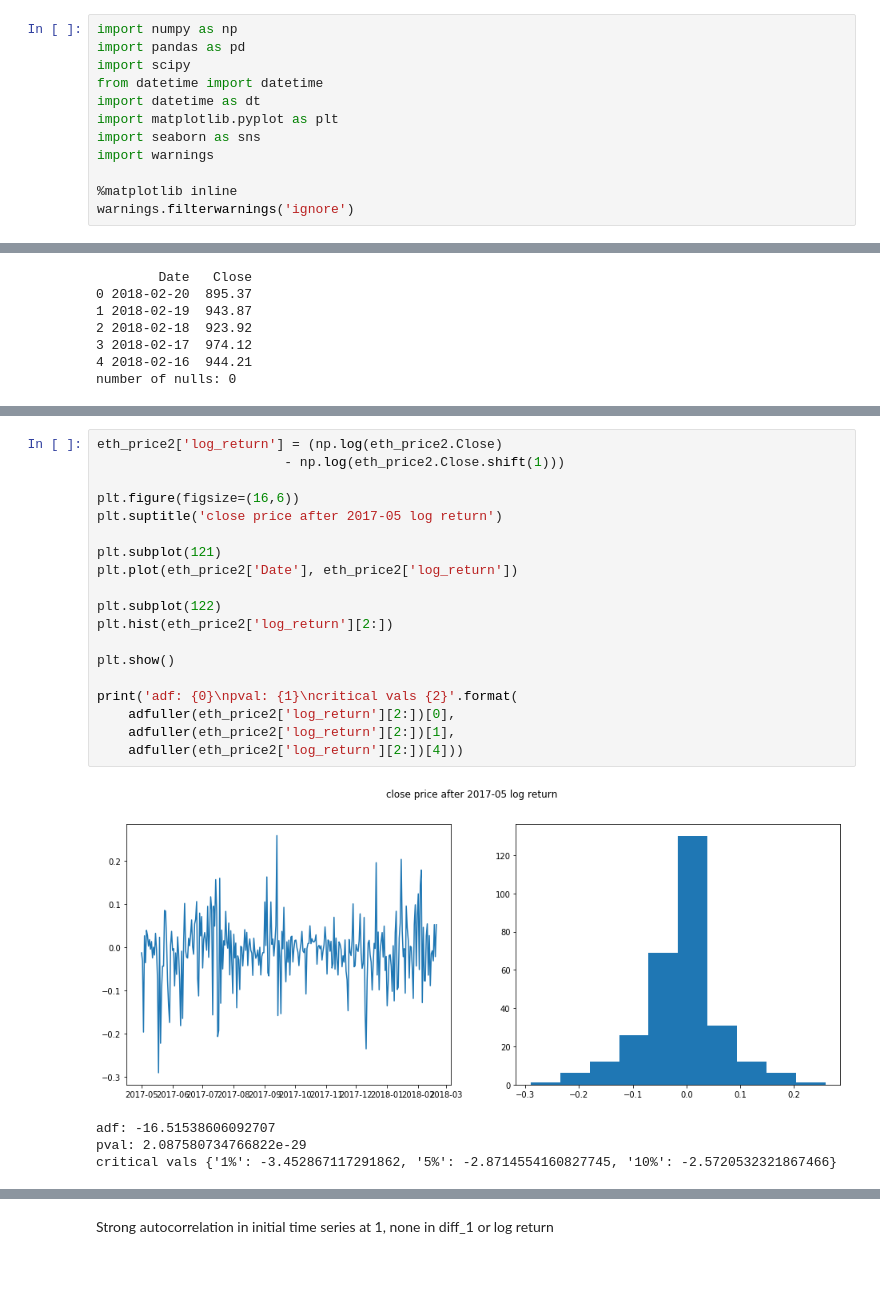
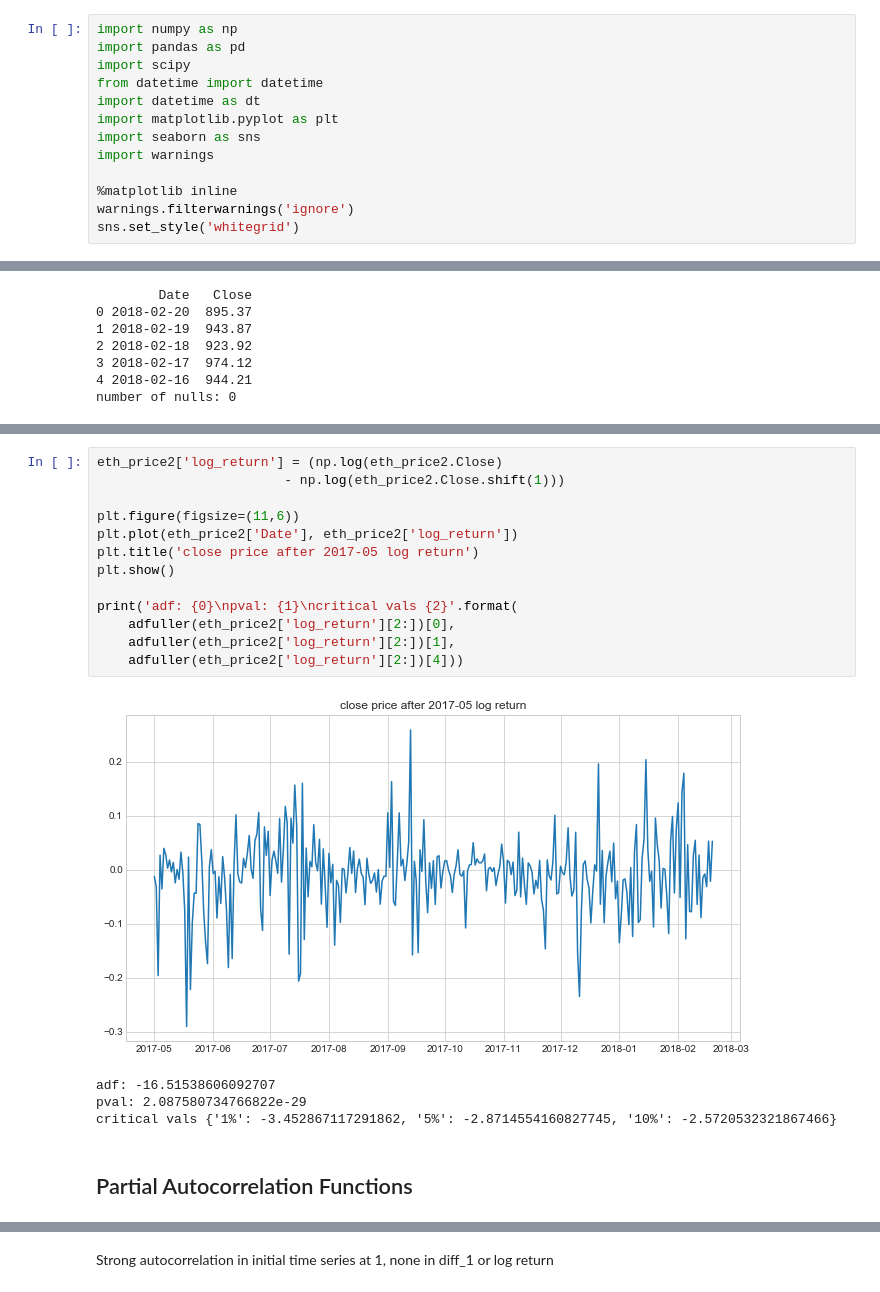
Before and after one commit to brianmcguckin/thinkful_unit_06_specializations, a Jupyter notebook: 06_01_06_challenge_time_series_analysis.ipynb, the cells around one changed output, grey strips where cells are left out. Cells and saved outputs as stored; diff of their text form.

```diff
--- a/06_01_06_challenge_time_series_analysis.ipynb
+++ b/06_01_06_challenge_time_series_analysis.ipynb
@@ -16,6 +16,7 @@ import warnings
 
 %matplotlib inline
 warnings.filterwarnings('ignore')
+sns.set_style('whitegrid')
 # %%
 eth_price_raw = pd.read_csv('ethereum_price.csv')
 eth_price_raw.head()
@@ -224,27 +164,23 @@ critical vals {'1%': -3.453922368485787, '5%': -2.871918329081633, '10%': -2.572
 # %%
 eth_price2['log_return'] = (np.log(eth_price2.Close)
                         - np.log(eth_price2.Close.shift(1)))
 
-plt.figure(figsize=(16,6))
-plt.suptitle('close price after 2017-05 log return')
-
-plt.subplot(121)
+plt.figure(figsize=(11,6))
 plt.plot(eth_price2['Date'], eth_price2['log_return'])
-
-plt.subplot(122)
-plt.hist(eth_price2['log_return'][2:])
-
+plt.title('close price after 2017-05 log return')
 plt.show()
 
 print('adf: {0}\npval: {1}\ncritical vals {2}'.format(
     adfuller(eth_price2['log_return'][2:])[0],
     adfuller(eth_price2['log_return'][2:])[1],
     adfuller(eth_price2['log_return'][2:])[4]))
 # %% [output]
-[figure, old version]
+[figure, new version]
 adf: -16.51538606092707
 pval: 2.087580734766822e-29
 critical vals {'1%': -3.452867117291862, '5%': -2.8714554160827745, '10%': -2.5720532321867466}
+# %% [markdown]
+## Partial Autocorrelation Functions
 # %%
 from statsmodels.tsa.stattools import pacf
 
```
Also changed, not shown: parts of 13 cells of this notebook, 1 other file.
